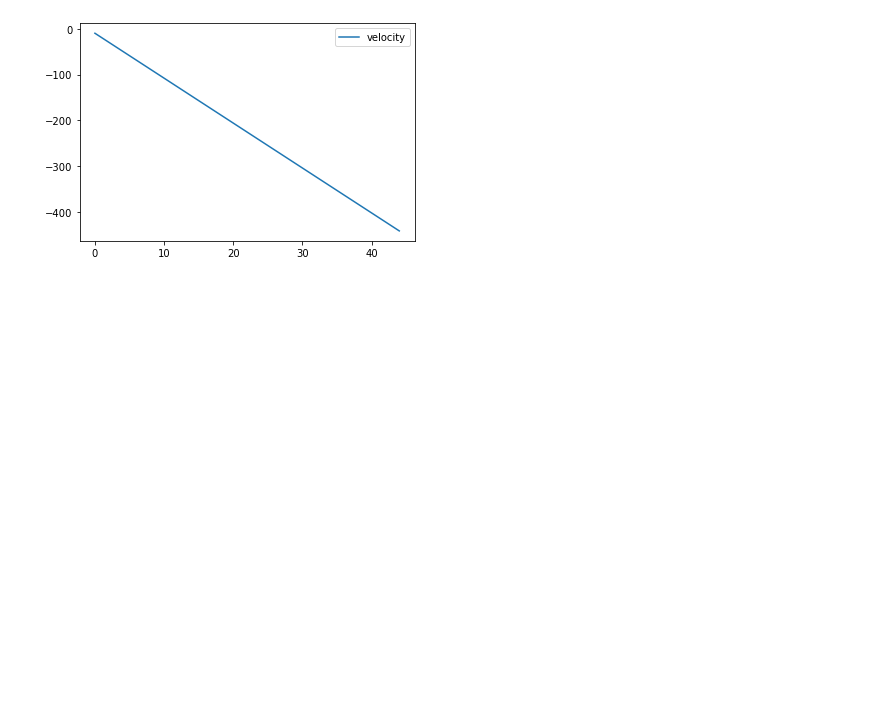
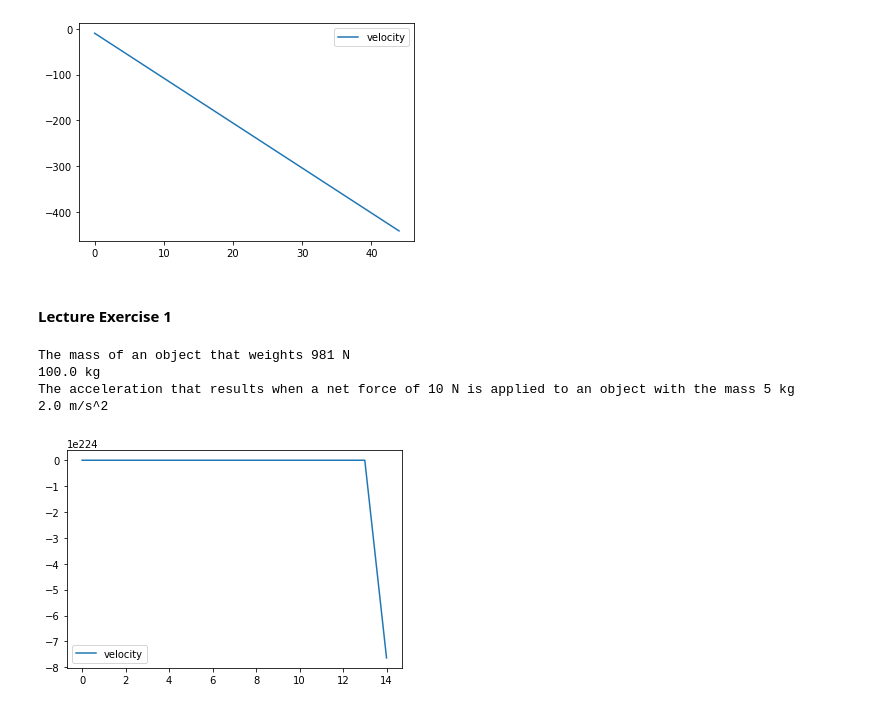
Before and after one commit to shaunG-lmt/Advanced_Computational_Science, a Jupyter notebook: SHAUN_GILL_LAB_02.ipynb, the cells around one changed output. Cells and saved outputs as stored; diff of their text form; code cells hidden in the pictures; blank space fills up the shorter version.

```diff
--- a/SHAUN_GILL_LAB_02.ipynb
+++ b/SHAUN_GILL_LAB_02.ipynb
@@ -70,3 +74,29 @@ plt.legend()
 plt.show()
 # %% [output]
 [figure]
+# %% [markdown]
+#### Lecture Exercise 1
+# %%
+# Force due to gravity: Netwons second law
+# F = m * a
+# m = F / a
+# a = F / m
+# Exercise
+#
+F = 981 # Newtons
+a = 9.81 # Gravity
+m = F / 9.81
+print("The mass of an object that weights 981 N")
+print(m, "kg")
+
+F = 10
+m = 5
+a = F / m
+print("The acceleration that results when a net force of 10 N is applied to an object with the mass 5 kg")
+print(a, "m/s^2")
+# wooooo, got it right.
+# %% [output]
+The mass of an object that weights 981 N
+100.0 kg
+The acceleration that results when a net force of 10 N is applied to an object with the mass 5 kg
+2.0 m/s^2
@@ -72,0 +162,7 @@ plt.show()
+# %%
+plt.plot(t_array, v_array, label="velocity")
+#plt.plot(t_array, v2_array, label="vel2")
+plt.legend()
+plt.show()
+# %% [output]
+[figure, added]
```
Also changed, not shown: parts of 5 cells of this notebook, 1 other file.
